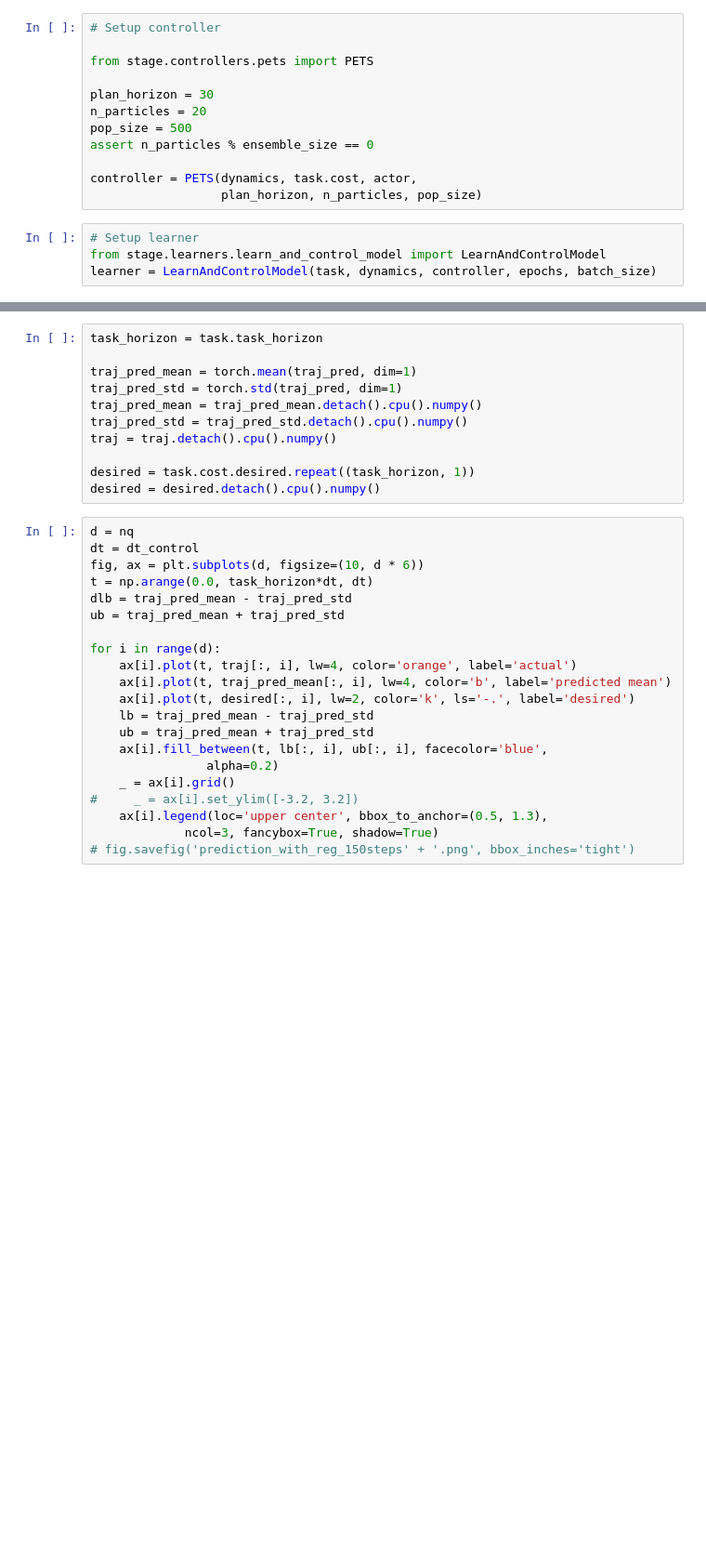
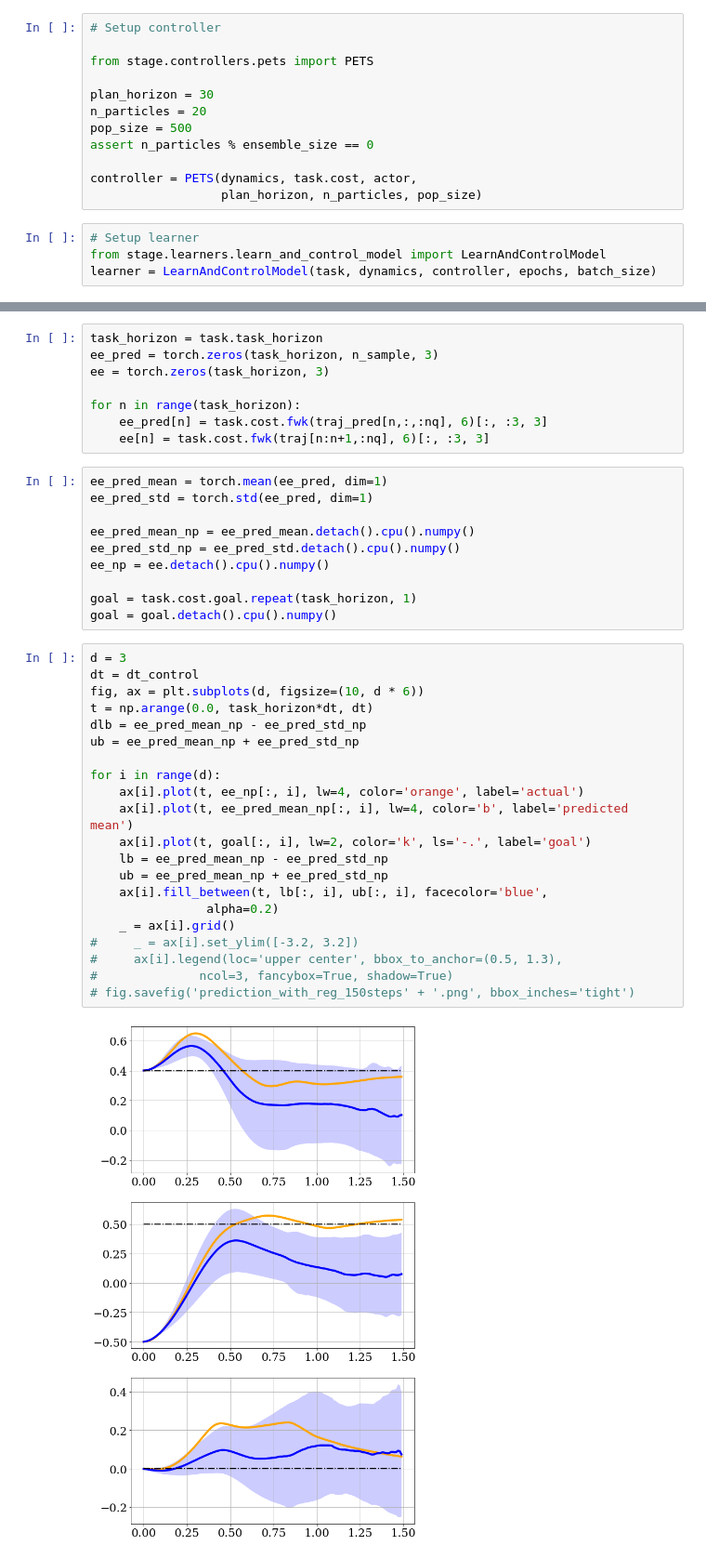
Before and after one commit to huaijiangzhu/stage, a Jupyter notebook: notebooks/kuka_pets.ipynb, the cells around one changed output, grey strips where cells are left out. Shown at 93% size. Drawn from its saved outputs; the diff is of its cells as text; blank space fills up the shorter version.

```diff
--- a/notebooks/kuka_pets.ipynb
+++ b/notebooks/kuka_pets.ipynb
@@ -128,32 +219,41 @@ print (predicted_err.std())
+# %%
+task_horizon = task.task_horizon
+ee_pred = torch.zeros(task_horizon, n_sample, 3)
+ee = torch.zeros(task_horizon, 3)
+
+for n in range(task_horizon):
+    ee_pred[n] = task.cost.fwk(traj_pred[n,:,:nq], 6)[:, :3, 3]
+    ee[n] = task.cost.fwk(traj[n:n+1,:nq], 6)[:, :3, 3]
 # %%
-task_horizon = task.task_horizon
+ee_pred_mean = torch.mean(ee_pred, dim=1)
+ee_pred_std = torch.std(ee_pred, dim=1)
 
-traj_pred_mean = torch.mean(traj_pred, dim=1)
-traj_pred_std = torch.std(traj_pred, dim=1)
-traj_pred_mean = traj_pred_mean.detach().cpu().numpy()
-traj_pred_std = traj_pred_std.detach().cpu().numpy()
-traj = traj.detach().cpu().numpy()
+ee_pred_mean_np = ee_pred_mean.detach().cpu().numpy()
+ee_pred_std_np = ee_pred_std.detach().cpu().numpy()
+ee_np = ee.detach().cpu().numpy()
 
-desired = task.cost.desired.repeat((task_horizon, 1))
-desired = desired.detach().cpu().numpy()
+goal = task.cost.goal.repeat(task_horizon, 1)
+goal = goal.detach().cpu().numpy()
 # %%
-d = nq
+d = 3
 dt = dt_control
 fig, ax = plt.subplots(d, figsize=(10, d * 6))
 t = np.arange(0.0, task_horizon*dt, dt)
-dlb = traj_pred_mean - traj_pred_std
-ub = traj_pred_mean + traj_pred_std
+dlb = ee_pred_mean_np - ee_pred_std_np
+ub = ee_pred_mean_np + ee_pred_std_np
 
 for i in range(d):
-    ax[i].plot(t, traj[:, i], lw=4, color='orange', label='actual')
-    ax[i].plot(t, traj_pred_mean[:, i], lw=4, color='b', label='predicted mean')
-    ax[i].plot(t, desired[:, i], lw=2, color='k', ls='-.', label='desired')
-    lb = traj_pred_mean - traj_pred_std
-    ub = traj_pred_mean + traj_pred_std
+    ax[i].plot(t, ee_np[:, i], lw=4, color='orange', label='actual')
+    ax[i].plot(t, ee_pred_mean_np[:, i], lw=4, color='b', label='predicted mean')
+    ax[i].plot(t, goal[:, i], lw=2, color='k', ls='-.', label='goal')
+    lb = ee_pred_mean_np - ee_pred_std_np
+    ub = ee_pred_mean_np + ee_pred_std_np
     ax[i].fill_between(t, lb[:, i], ub[:, i], facecolor='blue',
                 alpha=0.2)
     _ = ax[i].grid()
 #     _ = ax[i].set_ylim([-3.2, 3.2])
-    ax[i].legend(loc='upper center', bbox_to_anchor=(0.5, 1.3),
-             ncol=3, fancybox=True, shadow=True)
+#     ax[i].legend(loc='upper center', bbox_to_anchor=(0.5, 1.3),
+#              ncol=3, fancybox=True, shadow=True)
 # fig.savefig('prediction_with_reg_150steps' + '.png', bbox_inches='tight')
+# %% [output]
+[figure, added]
```
Also changed, not shown: parts of 7 cells of this notebook, 2 other files.
